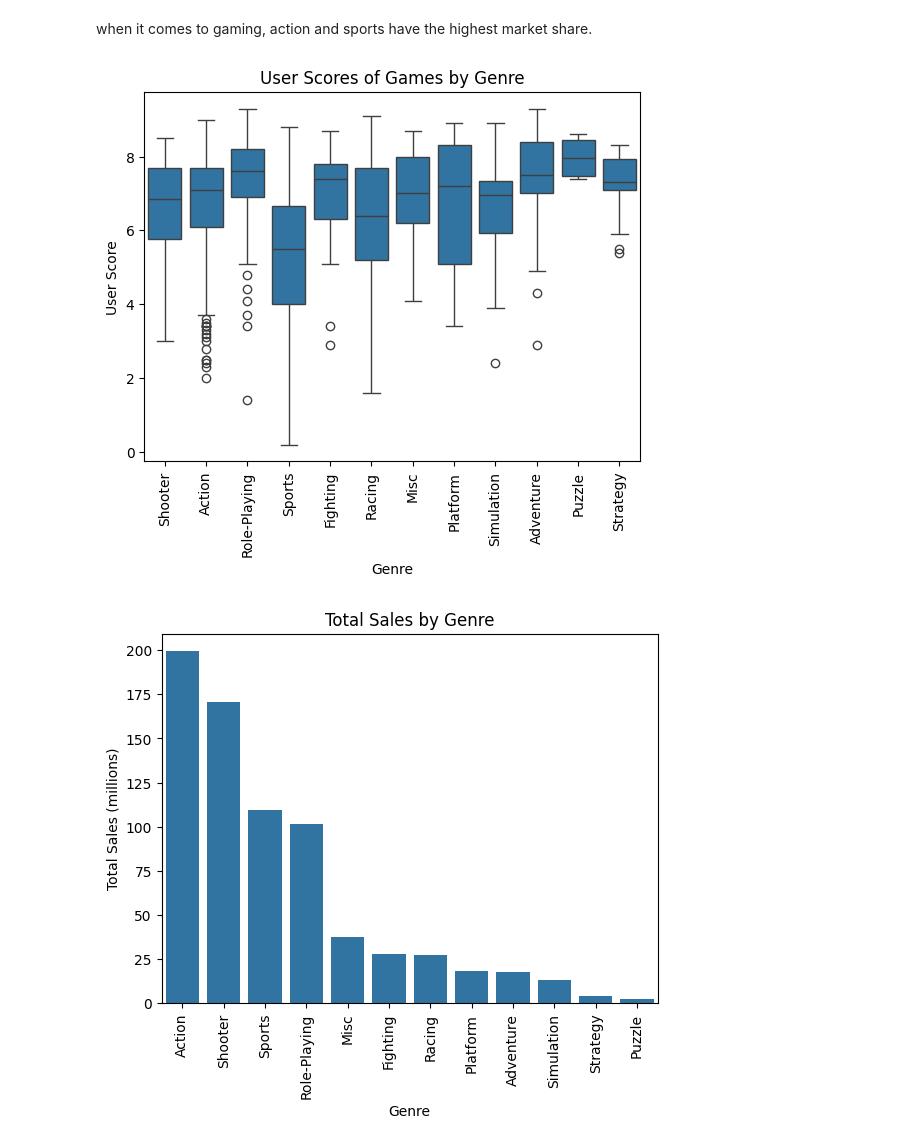
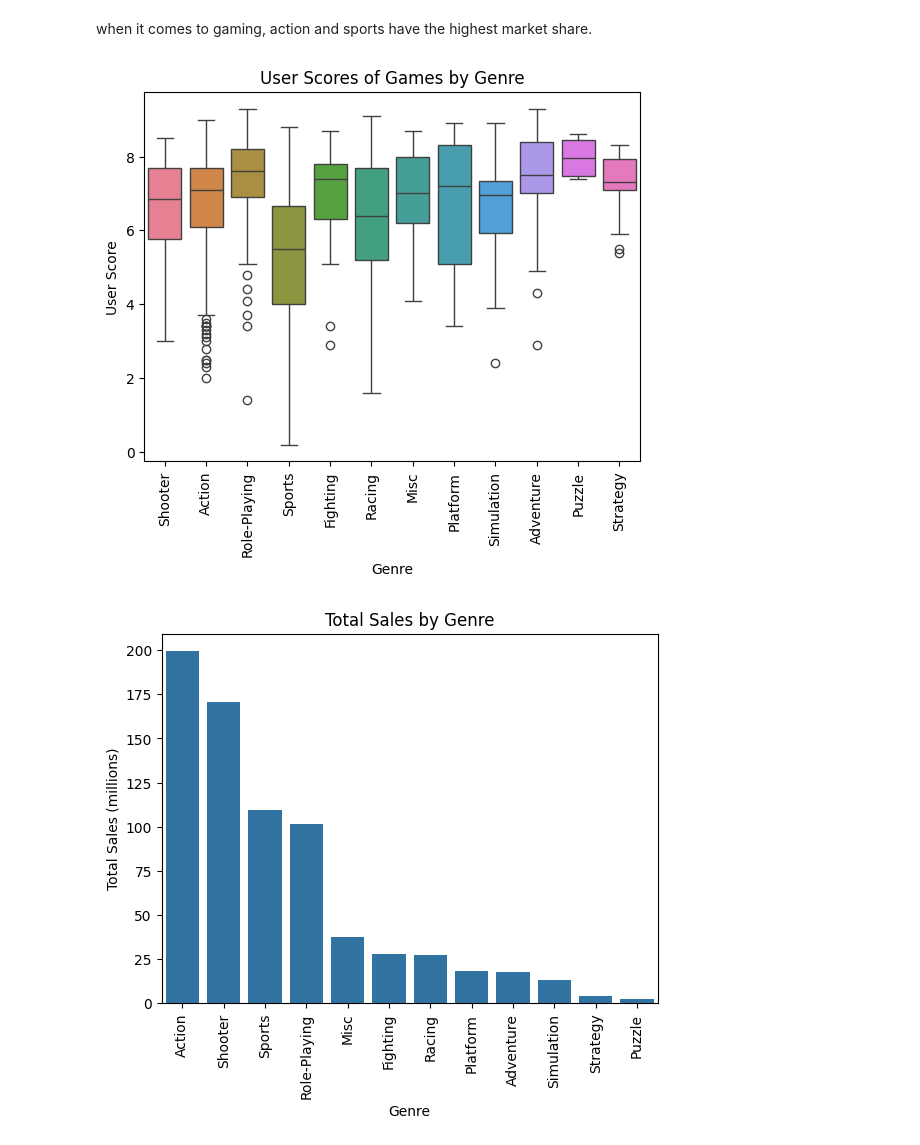
Before and after one commit to MuhammadElias/Gameing_Industry_Analysis, a Jupyter notebook: Games_Analysis_EDA.ipynb, the cells around one changed output. Saved outputs shown, nothing was run; the diff lists cells and outputs as text; code cells hidden in the pictures.

```diff
--- a/Games_Analysis_EDA.ipynb
+++ b/Games_Analysis_EDA.ipynb
@@ -34,7 +34,7 @@ except:
 df.columns = df.columns.str.lower()
 
 # Now we can fill in the missing values, including the new category "Unknown"
-df['rating'].fillna(value = 'Unknown', inplace = True)
+df['rating'].fillna(value = 'Unknown')
 df.info()
 # %% [output]
 <class 'pandas.core.frame.DataFrame'>
@@ -356,14 +345,14 @@ plt.show()
 when it comes to gaming, action and sports have the highest market share.
 # %%
 # Create a boxplot of user scores broken down by genre
-sns.boxplot(x='genre', y='user_score', data=new_df)
+sns.boxplot(x='genre', y='user_score', data=new_df, hue='genre')
 plt.title('User Scores of Games by Genre')
 plt.xlabel('Genre')
 plt.ylabel('User Score')
 plt.xticks(rotation=90)
 plt.show()
 # %% [output]
-[figure, old version]
+[figure, new version]
 # %%
 # Calculate the total sales for each genre
 genre_sales = new_df.groupby('genre')['total_sales'].sum().sort_values(ascending=False)
```
Also changed, not shown: parts of 8 cells of this notebook.
